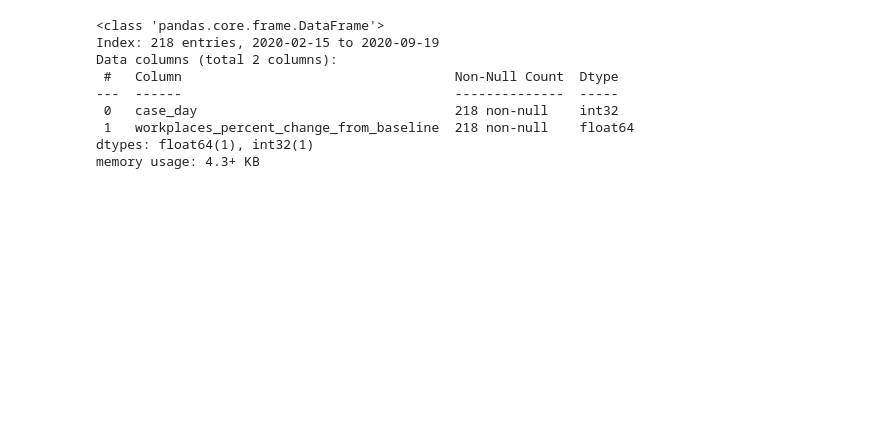
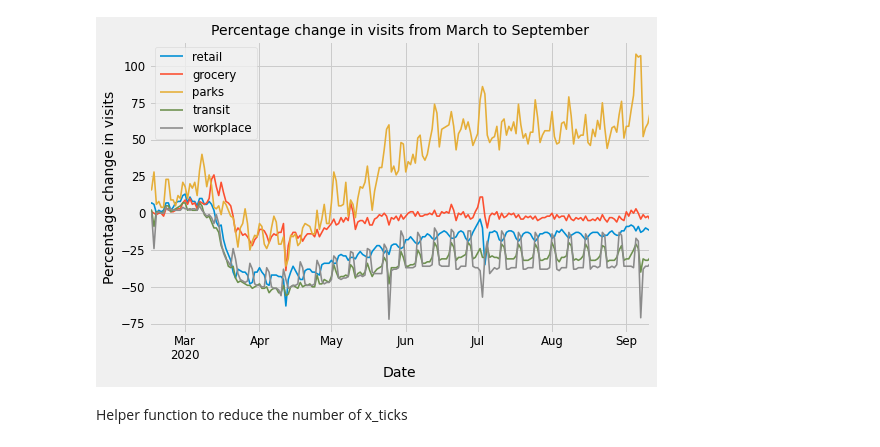
Before and after one commit to jagan-singh/covid-forecasting, a Jupyter notebook: google_data.ipynb, the cells around one changed output. Drawn from its saved outputs; the diff is of its cells as text; code cells hidden in the pictures; blank space fills up the shorter version.

```diff
--- a/google_data.ipynb
+++ b/google_data.ipynb
@@ -89,12 +90,11 @@ workplace.tail()
-# %%
-workplace.info()
-# %% [output]
-<class 'pandas.core.frame.DataFrame'>
-Index: 218 entries, 2020-02-15 to 2020-09-19
-Data columns (total 2 columns):
- #   Column                                   Non-Null Count  Dtype
----  ------                                   --------------  -----
- 0   case_day                                 218 non-null    int32
- 1   workplaces_percent_change_from_baseline  218 non-null    float64
-dtypes: float64(1), int32(1)
-memory usage: 4.3+ KB
+# %%
+df[['retail', 'grocery', 'parks', 'transit', 'workplace']].plot()
+plt.xlabel('Date')
+plt.ylabel('Percentage change in visits')
+plt.title('Percentage change in visits from March to September')
+plt.legend(fontsize = 'small')
+plt.show()
+# %% [output]
+[figure, added]
+# %% [markdown]
+Helper function to reduce the number of x_ticks
```
Also changed, not shown: parts of 41 cells of this notebook, 2 other files.
